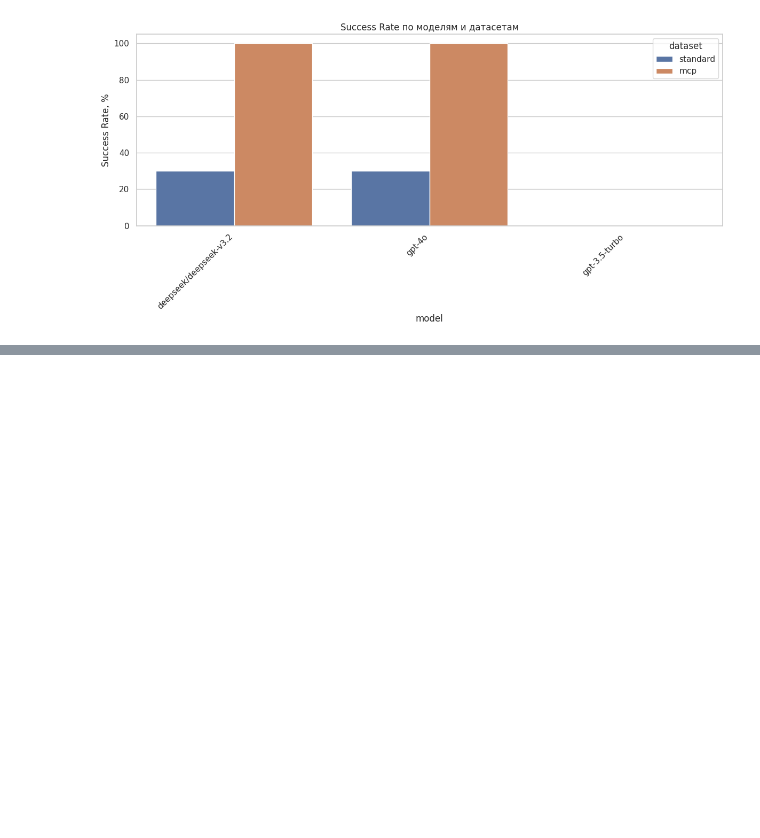
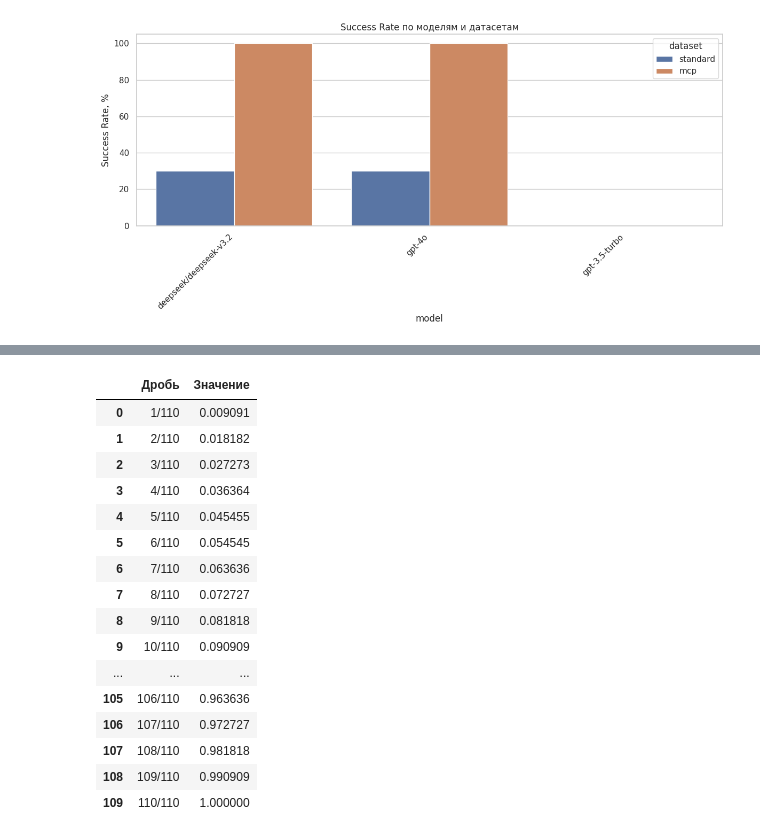
Before and after one commit to sidtim/ai-mas-hse-project, a Jupyter notebook: ai_mas_hse_project/notebooks/9-calc-metrics.ipynb, the cells around one changed output, grey strips where cells are left out. Drawn from its saved outputs; the diff is of its cells as text; code cells hidden in the pictures; blank space fills up the shorter version.

```diff
--- a/ai_mas_hse_project/notebooks/9-calc-metrics.ipynb
+++ b/ai_mas_hse_project/notebooks/9-calc-metrics.ipynb
@@ -488,0 +560,20 @@ plt.show()
+# %%
+df_110
+# %% [output]
+|  | Дробь | Значение |
+| 0 | 1/110 | 0.009091 |
+| 1 | 2/110 | 0.018182 |
+| 2 | 3/110 | 0.027273 |
+| 3 | 4/110 | 0.036364 |
+| 4 | 5/110 | 0.045455 |
+| 5 | 6/110 | 0.054545 |
+| 6 | 7/110 | 0.063636 |
+| 7 | 8/110 | 0.072727 |
+| 8 | 9/110 | 0.081818 |
+| 9 | 10/110 | 0.090909 |
+| ... | ... | ... |
+| 105 | 106/110 | 0.963636 |
+| 106 | 107/110 | 0.972727 |
+| 107 | 108/110 | 0.981818 |
+| 108 | 109/110 | 0.990909 |
+| 109 | 110/110 | 1.000000 |
```
Also changed, not shown: parts of 13 cells of this notebook, 4 other files.
